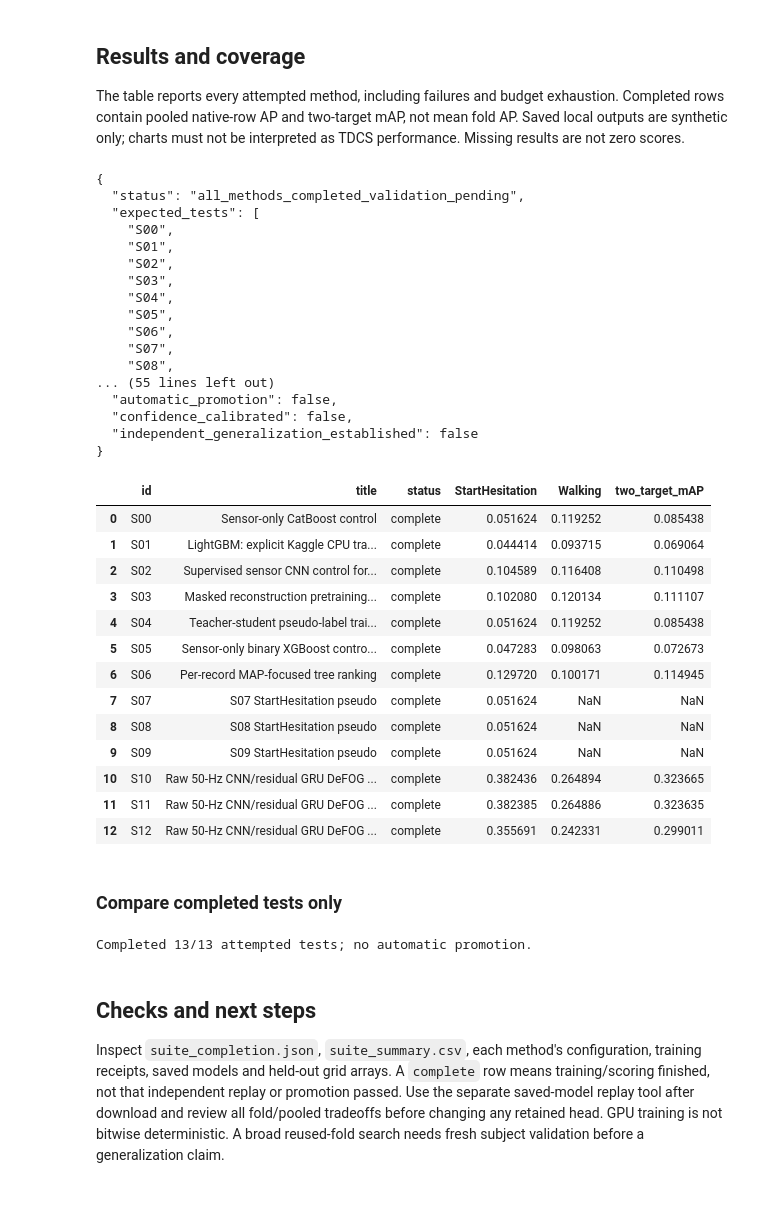
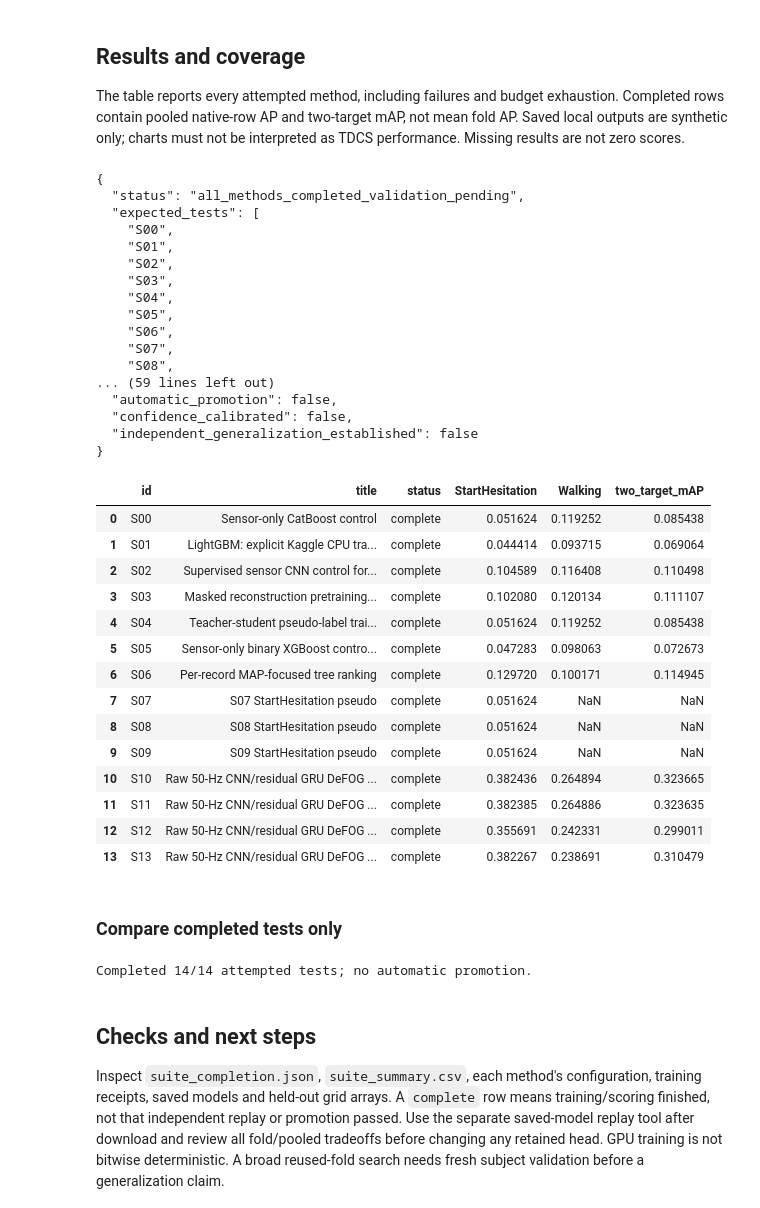
Before and after one commit to dazai2001-cmd/msc-dissertation-detection-of-freezing-gait-parkinson-s-disease, a Jupyter notebook: notebooks/tdcs_sensor_comprehensive_v26_public.ipynb, the cells around one changed output. Cells and saved outputs as stored; diff of their text form; code cells hidden in the pictures.

Commit message:
Record audited TDCS S12 and add conditional subtype test

```diff
--- a/notebooks/tdcs_sensor_comprehensive_v26_public.ipynb
+++ b/notebooks/tdcs_sensor_comprehensive_v26_public.ipynb
@@ -187,8 +201,8 @@ SUITE = 'sensor'
 IS_KAGGLE = Path('/kaggle/working').exists()
 RUN_FULL = os.environ.get('TDCS_RUN_FULL', '0') == '1'
 PROJECT_ROOT = Path('D:/Dissertation') if Path('D:/Dissertation/data').exists() else Path.cwd()
-WORK_ROOT = (Path('/kaggle/working') / 'tdcs_sensor_comprehensive_v26_v31_paired_crops' if RUN_FULL else
-    PROJECT_ROOT / 'tmp' / ('tdcs_sensor_comprehensive_v26_v31_paired_crops' + '_smoke_' + uuid.uuid4().hex[:8]))
+WORK_ROOT = (Path('/kaggle/working') / 'tdcs_sensor_comprehensive_v26_v32_conditional_subtype' if RUN_FULL else
+    PROJECT_ROOT / 'tmp' / ('tdcs_sensor_comprehensive_v26_v32_conditional_subtype' + '_smoke_' + uuid.uuid4().hex[:8]))
 WORK_ROOT.mkdir(parents=True, exist_ok=True)
 if RUN_FULL and (not IS_KAGGLE or not torch.cuda.is_available()):
     raise RuntimeError('Real-data fitting requires Kaggle CUDA; no local or CPU fallback')
@@ -662,0 +692,2 @@ S12 fold 4 complete
+# %%
+display(conditional.run(session))
@@ -667,7 +715,7 @@ exhaustion. Completed rows contain pooled native-row AP and two-target mAP,
 not mean fold AP. Saved local outputs are synthetic only; charts must not be
 interpreted as TDCS performance. Missing results are not zero scores.
 # %%
-completion = paired.finish(session, 'S12')
+completion = conditional.finish(session)
 if not RUN_FULL:
     assert completion['status'] == 'all_methods_completed_validation_pending', 'Synthetic failure: inspect method statuses'
 results = pd.DataFrame(session['results'])
@@ -679,34 +727,35 @@ print(json.dumps(completion, indent=2))
 {
   "status": "all_methods_completed_validation_pending",
   "expected_tests": [
     "S00",
     "S01",
     "S02",
     "S03",
     "S04",
     "S05",
     "S06",
     "S07",
     "S08",
-... (55 lines left out)
+... (59 lines left out)
   "automatic_promotion": false,
   "confidence_calibrated": false,
   "independent_generalization_established": false
 }
 |  | id | title | status | StartHesitation | Walking | two_target_mAP |
 | 0 | S00 | Sensor-only CatBoost control | complete | 0.051624 | 0.119252 | 0.085438 |
 | 1 | S01 | LightGBM: explicit Kaggle CPU tra... | complete | 0.044414 | 0.093715 | 0.069064 |
 | 2 | S02 | Supervised sensor CNN control for... | complete | 0.104589 | 0.116408 | 0.110498 |
 | 3 | S03 | Masked reconstruction pretraining... | complete | 0.102080 | 0.120134 | 0.111107 |
 | 4 | S04 | Teacher-student pseudo-label trai... | complete | 0.051624 | 0.119252 | 0.085438 |
 | 5 | S05 | Sensor-only binary XGBoost contro... | complete | 0.047283 | 0.098063 | 0.072673 |
 | 6 | S06 | Per-record MAP-focused tree ranking | complete | 0.129720 | 0.100171 | 0.114945 |
 | 7 | S07 | S07 StartHesitation pseudo | complete | 0.051624 | NaN | NaN |
 | 8 | S08 | S08 StartHesitation pseudo | complete | 0.051624 | NaN | NaN |
 | 9 | S09 | S09 StartHesitation pseudo | complete | 0.051624 | NaN | NaN |
 | 10 | S10 | Raw 50-Hz CNN/residual GRU DeFOG ... | complete | 0.382436 | 0.264894 | 0.323665 |
 | 11 | S11 | Raw 50-Hz CNN/residual GRU DeFOG ... | complete | 0.382385 | 0.264886 | 0.323635 |
 | 12 | S12 | Raw 50-Hz CNN/residual GRU DeFOG ... | complete | 0.355691 | 0.242331 | 0.299011 |
+| 13 | S13 | Raw 50-Hz CNN/residual GRU DeFOG ... | complete | 0.382267 | 0.238691 | 0.310479 |
 # %% [markdown]
 ### Compare completed tests only
 # %%
@@ -721,7 +770,7 @@ if len(completed):
         ax.grid(axis='x', alpha=.2); ax.set_axisbelow(True)
     axes[0].invert_yaxis()
     fig.suptitle(('SYNTHETIC WIRING ONLY — not TDCS performance' if not RUN_FULL else
-        'TDCS v31 — S12; prior results reused'))
+        'TDCS v32 — S13; prior results reused'))
     fig.tight_layout(rect=(0, 0, 1, .94))
     fig.savefig(WORK_ROOT / 'completed_test_comparison.png', dpi=140, bbox_inches='tight')
     plt.show()
@@ -729,7 +778,7 @@ else:
     print('No completed results to plot; inspect failure statuses above.')
 print(f"Completed {len(completed)}/{len(results)} attempted tests; no automatic promotion.")
 # %% [output]
-Completed 13/13 attempted tests; no automatic promotion.
+Completed 14/14 attempted tests; no automatic promotion.
 # %% [markdown]
 ## Checks and next steps
 Inspect `suite_completion.json`, `suite_summary.csv`, each method's
```
Also changed, not shown: parts of 23 cells of this notebook, 7 other files.
